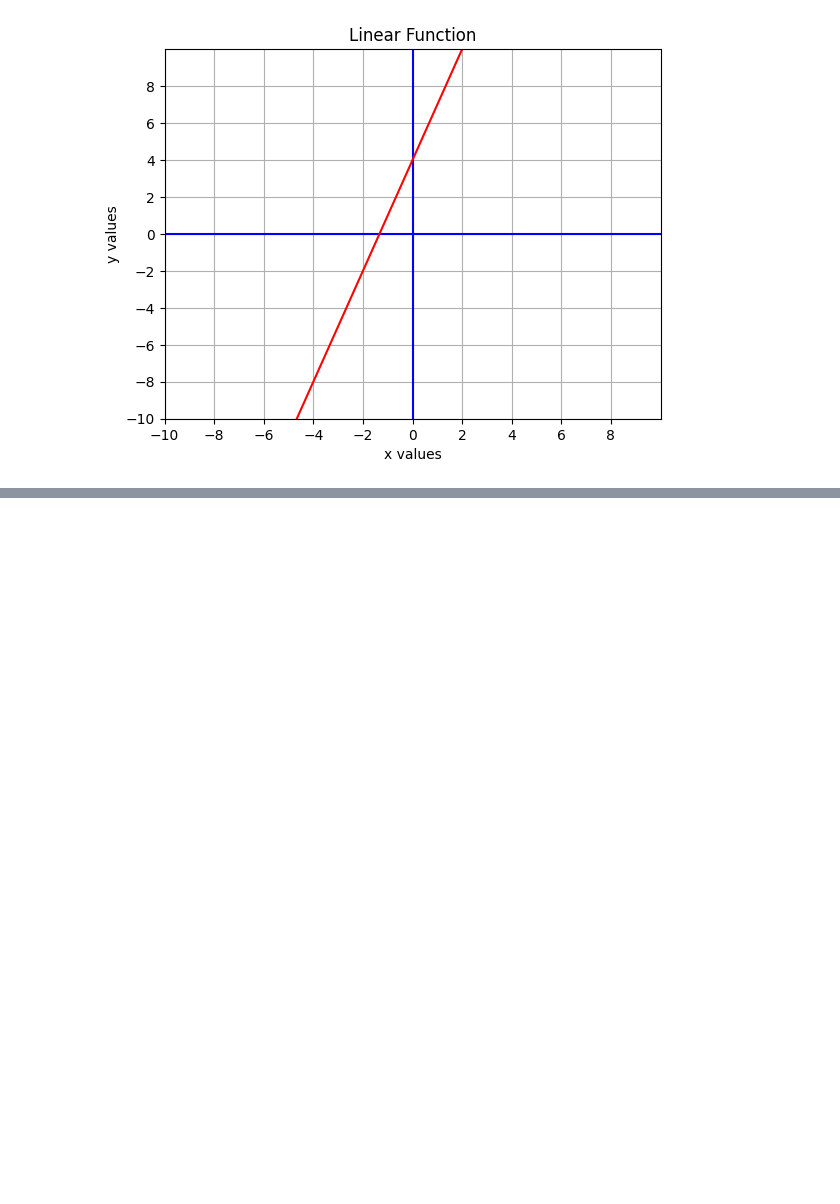
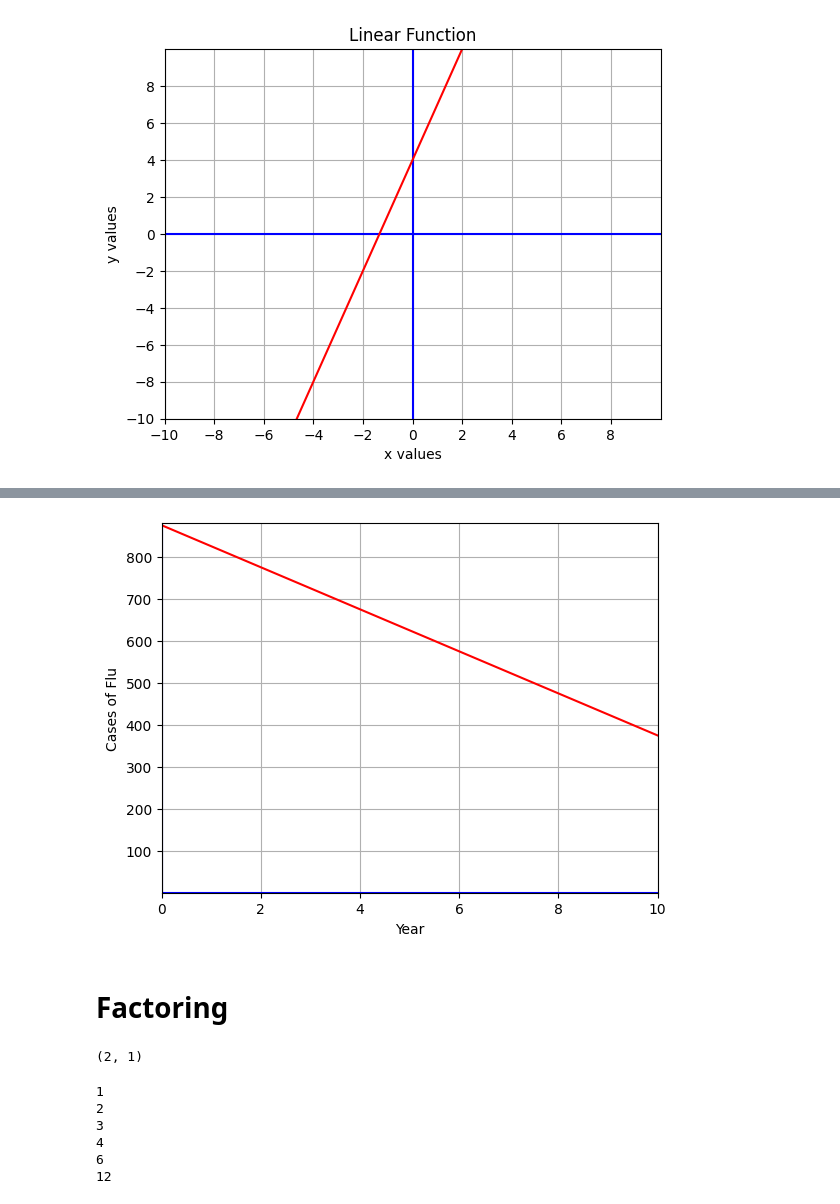
Before and after one commit to nsikakabasieumoh/CAWP, a Jupyter notebook: Lessons.ipynb, the cells around one changed output, grey strips where cells are left out. Saved outputs shown, nothing was run; the diff lists cells and outputs as text; code cells hidden in the pictures; blank space fills up the shorter version.

Commit message:
Added Factoring

```diff
--- a/Lessons.ipynb
+++ b/Lessons.ipynb
@@ -319,0 +366,61 @@ plt.show()
+# %%
+# Coordinates
+x1, y1 = 0, 875
+x2, y2 = 1, 825
+
+# The slope is 'm'
+m = (y2 - y1)/(x2 - x1)
+
+# The y intercept is 'b'
+b = y1 - m*x1
+
+# For the graph
+xmin = 0
+xmax = 10
+ymin = 1
+ymax = 880
+
+# For the line on the graph
+y3 = m*xmin + b
+y4 = m*xmax + b
+
+fig, ax = plt.subplots()
+plt.axis([xmin, xmax, ymin, ymax])
+plt.plot([xmin, xmax], [0,0], 'b')
+plt.plot([0,0], [ymin, ymax], 'b')
+
+# Labels and grid
+ax.set_xlabel('Year')
+ax.set_ylabel('Cases of Flu')
+ax.grid(True)
+
+# Increment of axis
+# ax.set_xticks(np.arange(xmin, xmax, 2))
+# ax.set_yticks(np.arange(ymin, ymax, 2))
+
+# Plot the linear function
+plt.plot([xmin, xmax], [y3, y4], 'r')
+
+plt.show()
+# %% [output]
+[figure, added]
+# %% [markdown]
+# Factoring
+# %%
+# Return the remainder
+5 % 3, 31 % 10
+# %% [output]
+(2, 1)
+# %%
+number = 12
+
+for _factor in range(1, number + 1):
+    if number % _factor == 0:
+        print(_factor)
+# %% [output]
+1
+2
+3
+4
+6
+12
```
Also changed, not shown: parts of 3 cells of this notebook.
